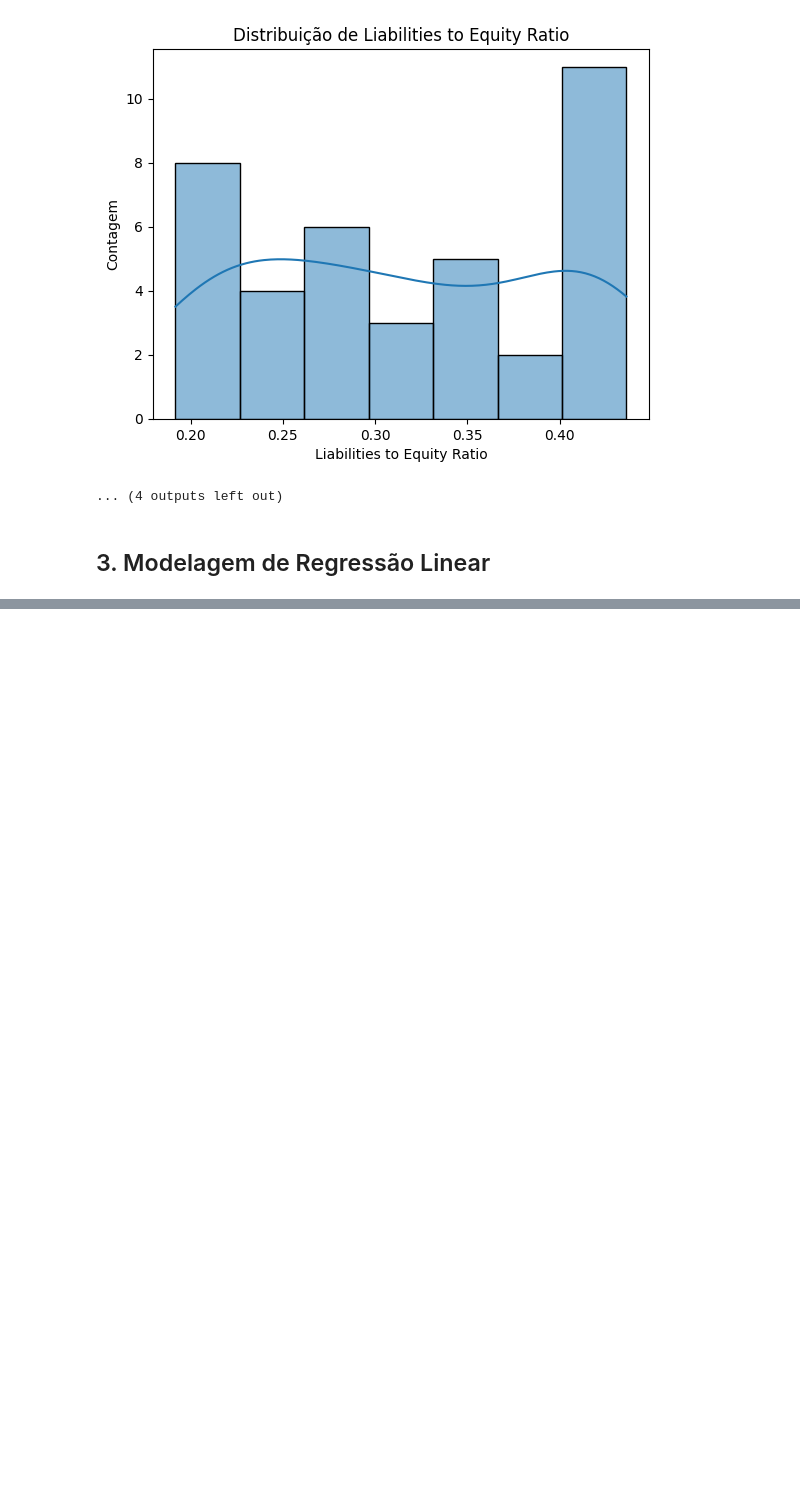
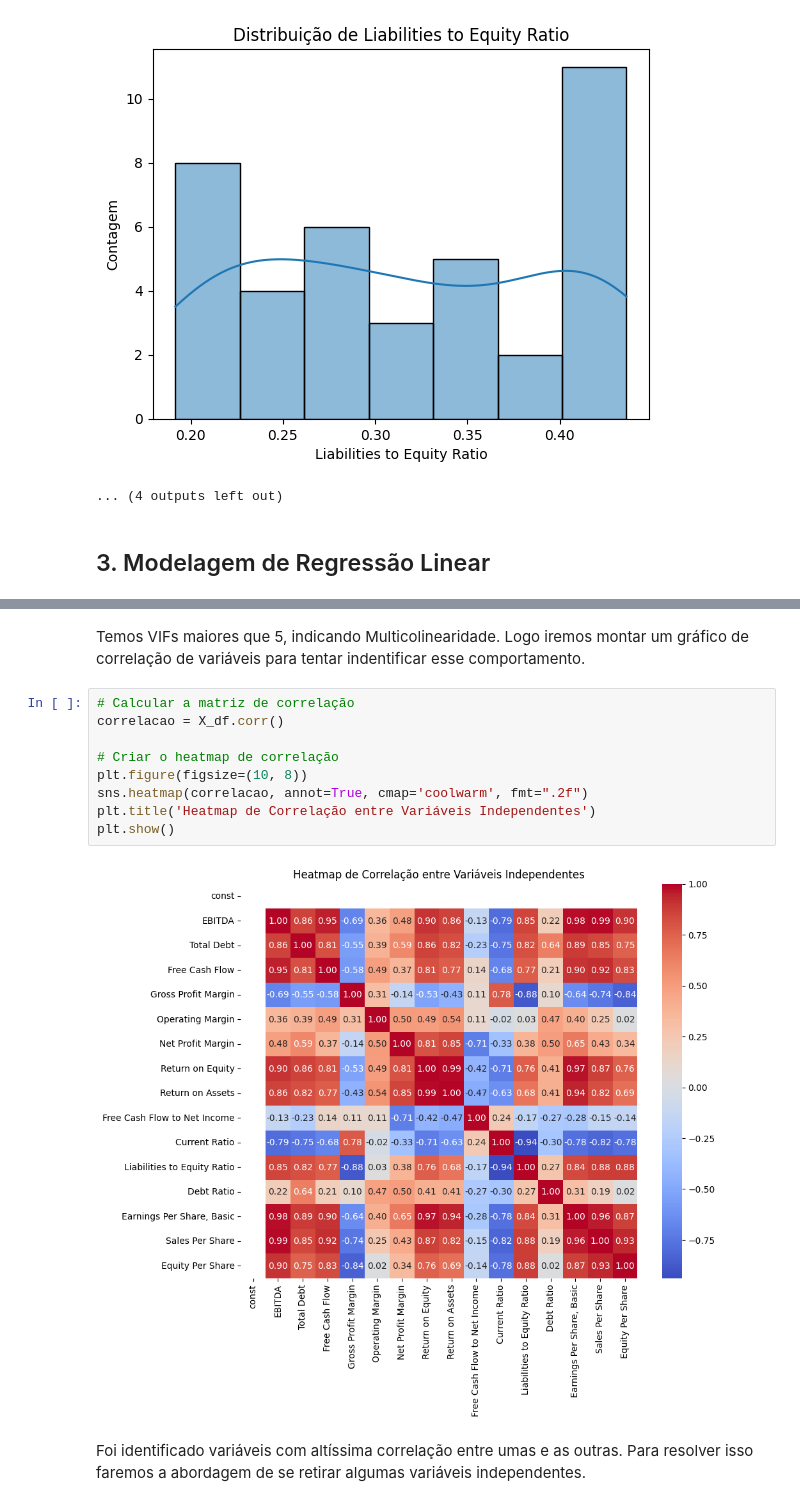
Before and after one commit to glaucofilho/CEDS-805, a Jupyter notebook: Trabalho_Final/google/main.ipynb, the cells around one changed output, grey strips where cells are left out. Saved outputs shown, nothing was run; the diff lists cells and outputs as text; blank space fills up the shorter version.

```diff
--- a/Trabalho_Final/google/main.ipynb
+++ b/Trabalho_Final/google/main.ipynb
@@ -296,0 +393,15 @@ for i, col in enumerate(df.select_dtypes(include=['float64'])):
+# %% [markdown]
+Temos VIFs maiores que 5, indicando Multicolinearidade. Logo iremos montar um gráfico de correlação de variáveis para tentar indentificar esse comportamento.
+# %%
+# Calcular a matriz de correlação
+correlacao = X_df.corr()
+
+# Criar o heatmap de correlação
+plt.figure(figsize=(10, 8))
+sns.heatmap(correlacao, annot=True, cmap='coolwarm', fmt=".2f")
+plt.title('Heatmap de Correlação entre Variáveis Independentes')
+plt.show()
+# %% [output]
+[figure, added]
+# %% [markdown]
+Foi identificado variáveis com altíssima correlação entre umas e as outras. Para resolver isso faremos a abordagem de se retirar algumas variáveis independentes.
```
Also changed, not shown: parts of 25 cells of this notebook.
